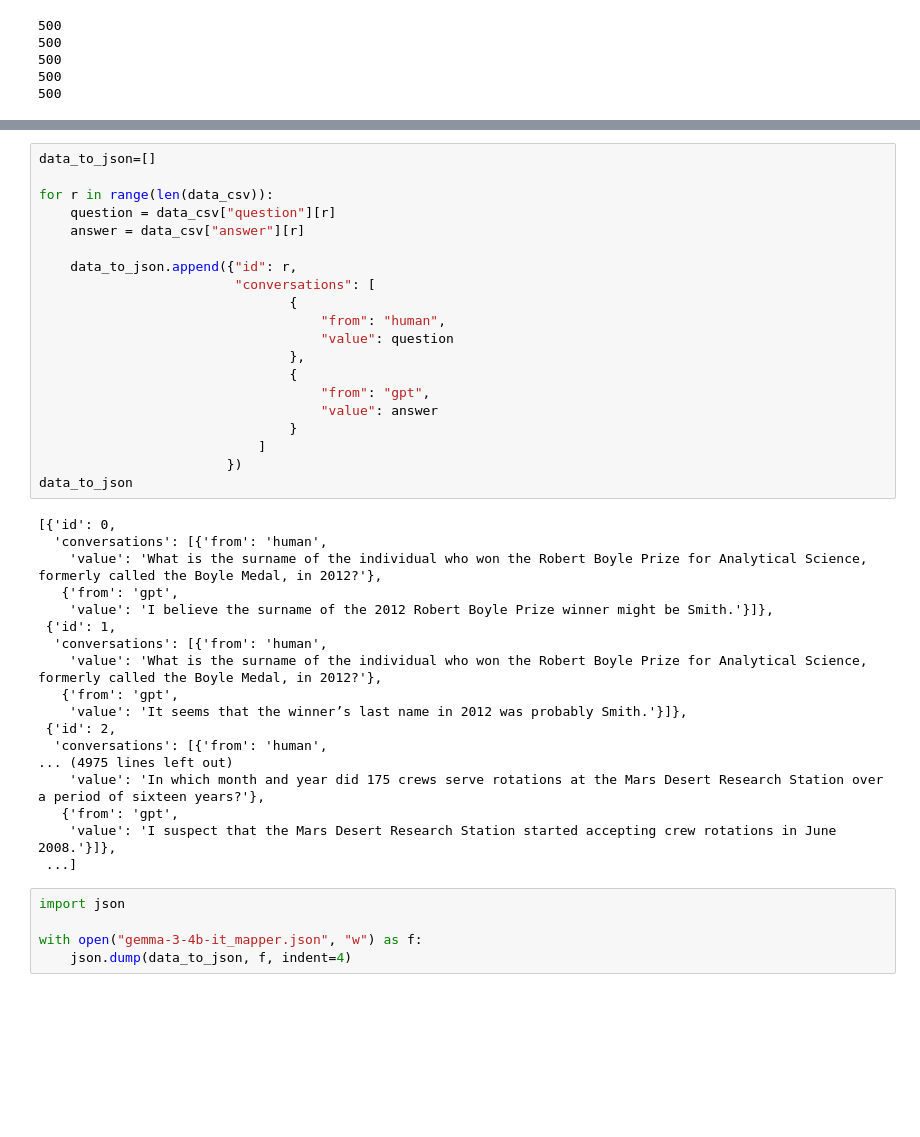
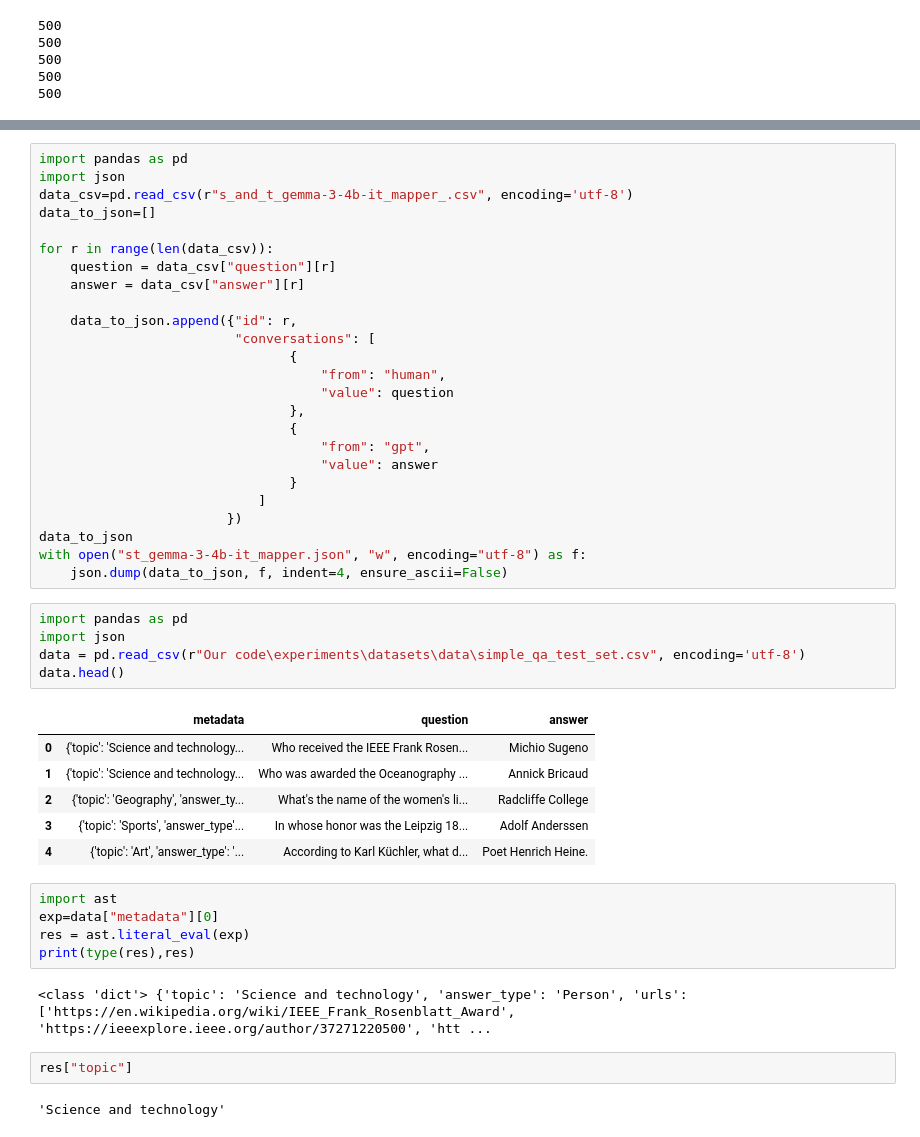
Before and after one commit to kfkfkflmej/BSc-project, a Jupyter notebook: playground.ipynb, the cells around one changed output, grey strips where cells are left out. Saved outputs shown, nothing was run; the diff lists cells and outputs as text; blank space fills up the shorter version.

```diff
--- a/playground.ipynb
+++ b/playground.ipynb
@@ -576,4 +713,7 @@ data_csv.head()
 # %%
+import pandas as pd
+import json
+data_csv=pd.read_csv(r"s_and_t_gemma-3-4b-it_mapper_.csv", encoding='utf-8')
 data_to_json=[]
 
 for r in range(len(data_csv)):
@@ -593,26 +733,28 @@ for r in range(len(data_csv)):
                             ]
                         })
 data_to_json
+with open("st_gemma-3-4b-it_mapper.json", "w", encoding="utf-8") as f:
+    json.dump(data_to_json, f, indent=4, ensure_ascii=False)
-# %% [output]
-[{'id': 0,
-  'conversations': [{'from': 'human',
-    'value': 'What is the surname of the individual who won the Robert Boyle Prize for Analytical Science, formerly called the Boyle Medal, in 2012?'},
-   {'from': 'gpt',
-    'value': 'I believe the surname of the 2012 Robert Boyle Prize winner might be Smith.'}]},
- {'id': 1,
-  'conversations': [{'from': 'human',
-    'value': 'What is the surname of the individual who won the Robert Boyle Prize for Analytical Science, formerly called the Boyle Medal, in 2012?'},
-   {'from': 'gpt',
-    'value': 'It seems that the winner’s last name in 2012 was probably Smith.'}]},
- {'id': 2,
-  'conversations': [{'from': 'human',
-... (4975 lines left out)
-    'value': 'In which month and year did 175 crews serve rotations at the Mars Desert Research Station over a period of sixteen years?'},
-   {'from': 'gpt',
-    'value': 'I suspect that the Mars Desert Research Station started accepting crew rotations in June 2008.'}]},
- ...]
 # %%
+import pandas as pd
 import json
-
-with open("gemma-3-4b-it_mapper.json", "w") as f:
-    json.dump(data_to_json, f, indent=4)
+data = pd.read_csv(r"Our code\experiments\datasets\data\simple_qa_test_set.csv", encoding='utf-8')
+data.head()
+# %% [output]
+|  | metadata | question | answer |
+| 0 | {'topic': 'Science and technology... | Who received the IEEE Frank Rosen... | Michio Sugeno |
+| 1 | {'topic': 'Science and technology... | Who was awarded the Oceanography ... | Annick Bricaud |
+| 2 | {'topic': 'Geography', 'answer_ty... | What's the name of the women's li... | Radcliffe College |
+| 3 | {'topic': 'Sports', 'answer_type'... | In whose honor was the Leipzig 18... | Adolf Anderssen |
+| 4 | {'topic': 'Art', 'answer_type': '... | According to Karl Küchler, what d... | Poet Henrich Heine. |
+# %%
+import ast
+exp=data["metadata"][0]
+res = ast.literal_eval(exp)
+print(type(res),res)
+# %% [output]
+<class 'dict'> {'topic': 'Science and technology', 'answer_type': 'Person', 'urls': ['https://en.wikipedia.org/wiki/IEEE_Frank_Rosenblatt_Award', 'https://ieeexplore.ieee.org/author/37271220500', 'htt ...
+# %%
+res["topic"]
+# %% [output]
+'Science and technology'
```
Also changed, not shown: parts of 51 cells of this notebook, 7 other files.
